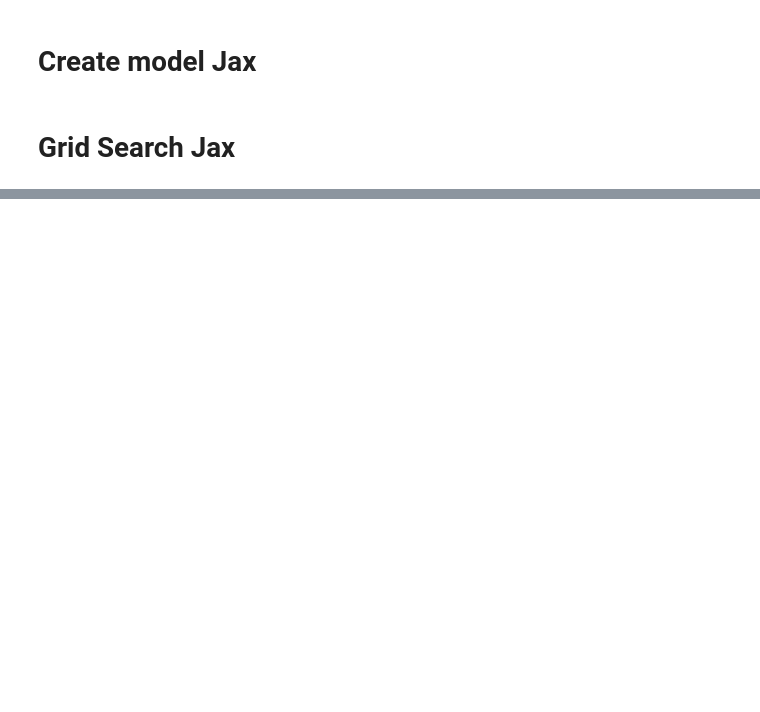
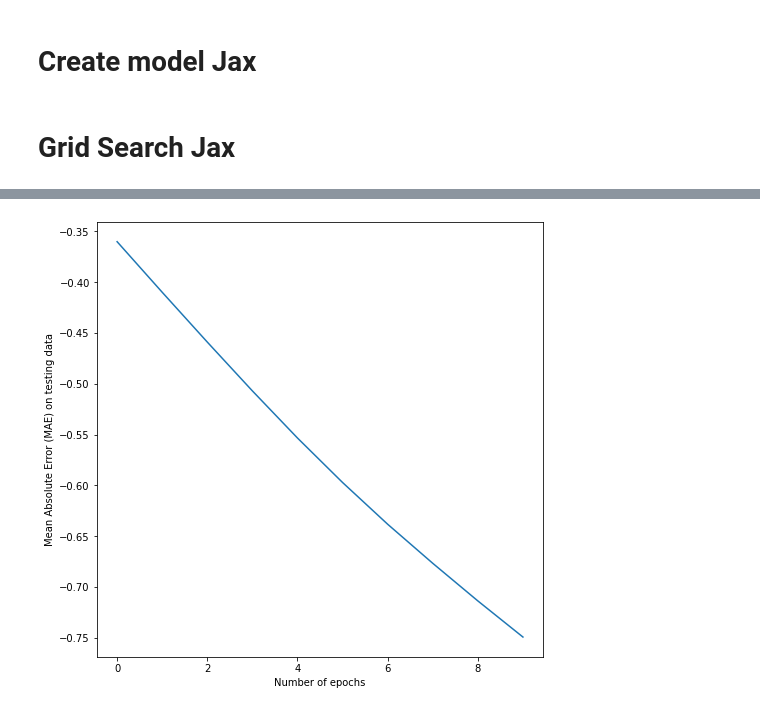
Before and after one commit to frohlich-lab/PierreDeMetz, a Jupyter notebook: inst/python/function_design.ipynb, the cells around one changed output, grey strips where cells are left out. Saved outputs shown, nothing was run; the diff lists cells and outputs as text; code cells hidden in the pictures; blank space fills up the shorter version.

Commit message:
working testing and reorganisation of repository

```diff
--- a/inst/python/function_design.ipynb
+++ b/inst/python/function_design.ipynb
@@ -856,7 +422,7 @@ else:
     } for i in batch_size for j in learn_rate for k in l1 for l in l2]
 
     rng = jax.random.PRNGKey(random_seed)
-    rngs = jax.random.split(rng, len(parameter_grid))
+    rngs = jax.random.split(rng, len(parameter_grid[:3]))
     #print(len(parameter_grid))
     grid_results = [fit_model_grid_jax(params, model_data_jax, num_epochs_grid, rng_key) for params, rng_key in zip(parameter_grid, rngs)]
 
@@ -883,0 +458,16 @@ KeyboardInterrupt:
+# %%
+#Output model directory
+model_directory = os.path.join(output_directory, "whole_model")
+#Create output model directory
+try:
+  os.mkdir(model_directory)
+except FileExistsError:
+  print("Warning: Output model directory already exists.")
+
+#Output plot directory
+plot_directory = os.path.join(output_directory, "plots")
+#Create output plot directory
+try:
+  os.mkdir(plot_directory)
+except FileExistsError:
+  print("Warning: Output plot directory already exists.")
@@ -883,0 +479,61 @@ KeyboardInterrupt:
+# %%
+num_samples = best_params['num_samples']
+learning_rate = best_params['learning_rate']
+l1_regularization_factor = best_params['l1_regularization_factor']
+l2_regularization_factor = best_params['l2_regularization_factor']
+number_additive_traits = best_params['number_additive_traits']
+
+#######################################################################
+## BUILD FINAL NEURAL NETWORK ##
+#######################################################################
+
+#create the rng
+random_seed = 42
+rng = jax.random.PRNGKey(random_seed)
+num_models = 2
+
+model, optimizer = create_model_jax(
+    rng=rng,
+    learn_rate=learning_rate,
+    l1=l1_regularization_factor,
+    l2=l2_regularization_factor,
+    input_dim_select=model_data_jax['train']['select'].shape[1],
+    input_dim_folding=model_data_jax['train']['fold'].shape[1],
+    input_dim_binding=model_data_jax['train']['bind'].shape[1],
+    number_additive_traits=number_additive_traits
+)
+
+weights = model.init(rng, model_data_jax['train']['select'], model_data_jax['train']['fold'], model_data_jax['train']['bind'])
+opt_state = optimizer.init(weights)
+
+for model_count in range(num_models):
+
+    #Shuffle model weights
+    shuffled_weights = shuffle_weights(rng, weights)
+
+    #Fit the model on best params
+    history, model = model_training(model, optimizer, shuffled_weights, opt_state, best_params, model_data_jax, num_epochs_grid, rng)
+
+    #save model
+    #model.save(os.path.join(model_directory, 'my_model_'+str(model_count)))
+    with open(f'weights_{model_count}.pickle', 'wb') as handle:
+        pickle.dump(shuffled_weights, handle, protocol=pickle.HIGHEST_PROTOCOL)
+
+    #load model
+    #model = load_model(os.path.join(model_directory, 'my_model_'+str(model_count)))
+    with open(f'weights_{model_count}.pickle', 'rb') as handle:
+        shuffled_weights_reloaded = pickle.load(handle)
+
+    print(history)
+    #Plot model performance per epoch
+    my_figure = plt.figure(figsize = (8,8))
+    plt.plot(np.log(history))
+    plt.xlabel('Number of epochs')
+    plt.ylabel('Mean Absolute Error (MAE) on testing data')
+    plt.show()
+    my_figure.savefig(os.path.join(plot_directory, "model_performance_perepoch_"+str(model_count)+".pdf"), bbox_inches='tight')
+
+    #######################################################################
+    ## SAVE OBSERVATIONS, PREDICTIONS & ADDITIVE TRAIT VALUES ##
+    #######################################################################
+# %% [output]
@@ -883,0 +552 @@ KeyboardInterrupt:
+[figure, added]
```
Also changed, not shown: parts of 39 cells of this notebook, 8 other files.
